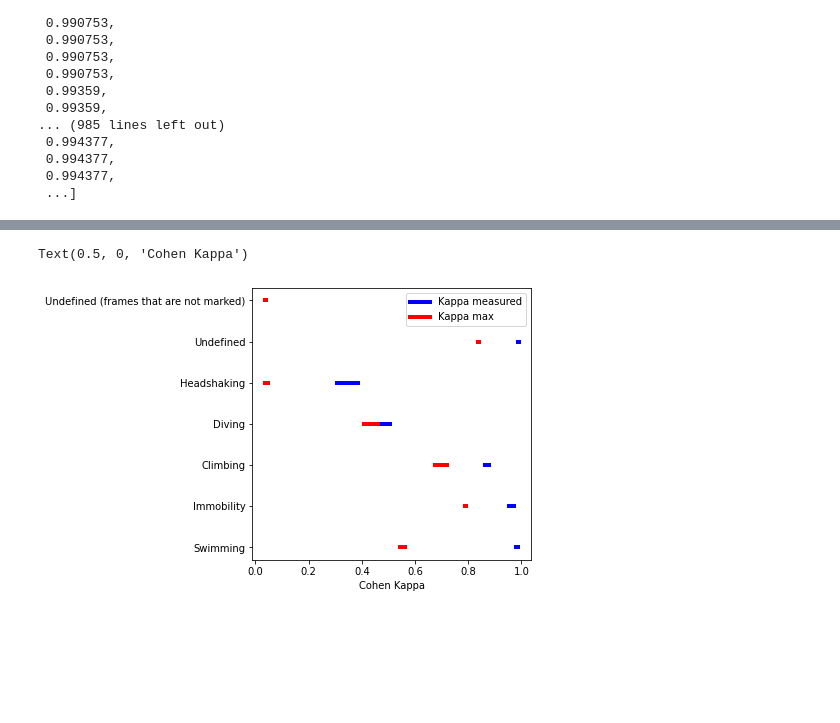
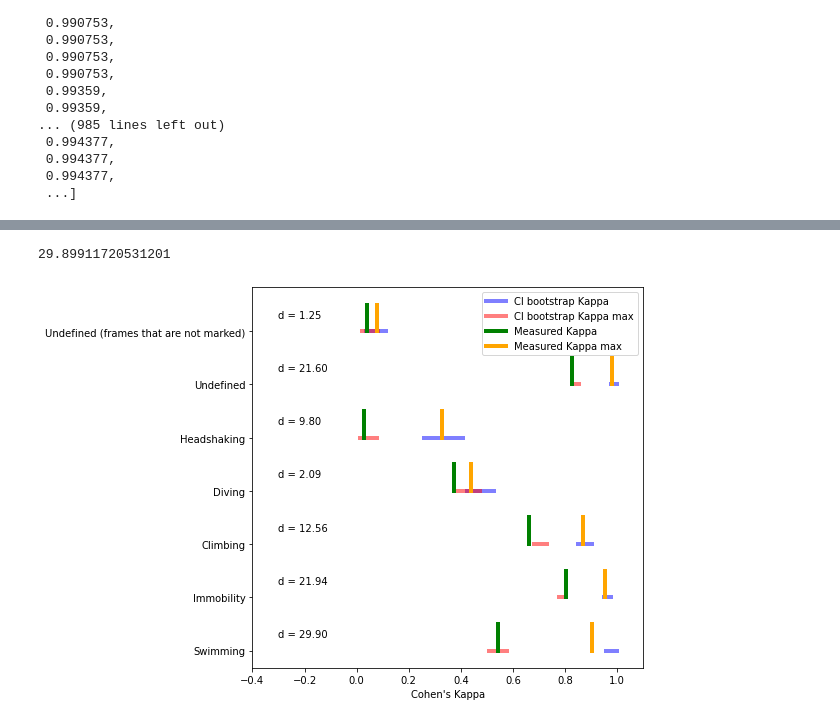
Before and after one commit to EthoWatcher/Reliability, a Jupyter notebook: Agreement/src/relatorio/gerando_imagem.ipynb, the cells around one changed output, grey strips where cells are left out. Cells and saved outputs as stored; diff of their text form; code cells hidden in the pictures; blank space fills up the shorter version.

```diff
--- a/Agreement/src/relatorio/gerando_imagem.ipynb
+++ b/Agreement/src/relatorio/gerando_imagem.ipynb
@@ -6,8 +6,8 @@ import numpy as np
 # %%
 import escreve_xlsx as es
 # %%
-path = "C:\\saida_teste\\relatorio_json_atualizado.xlsx"
-# path = "C:\\saida_teste\\dados_reais_2kamostras.xlsx"
+# path = "C:\\saida_teste\\relatorio_json_atualizado.xlsx"
+path = "C:\\saida_teste\\dados_reais_2kamostras.xlsx"
 
 with open(path + ".txt", 'r') as file:
     text = file.read()
@@ -15,4 +15,4 @@ with open(path + ".txt", 'r') as file:
 text = text.replace("\'", "\"")
 text = text.replace("nan", "\"nan\"")
 data = json.loads(text)
-data
+# data
@@ -37,5 +19,5 @@ data
 # %%
-def get_lis_categoria(categoria, descritor, r_medido, r_max):
+def get_descritor_catalogo(data, categoria, descritor, r_medido, r_max):
     def cr_f_categoria(categoria):
         def filter_categoria(element):
             return element['categoria'] == categoria
@@ -62,7 +44,7 @@ def get_lis_categoria(categoria, descritor, r_medido, r_max):
             saida.append(list(filter(cr_f_categoria(categoria), item[strin]))[0])
 
 
-
+#     print(saida)
     saida = list(map(map_element(descritor), saida))
 
     return saida
@@ -255,0 +379,9 @@ plt.plot(con_max, generate, label = "curve 1")
+# %%
+amax = get_descritor_catalogo(data, 'Swimming', 'kappa', False, True)
+ames = get_descritor_catalogo(data, 'Swimming', 'kappa', False, False)
+es.get_d_cohen(amax, ames)
+# %% [output]
+29.89911720531201
+# %%
+def cre_generate(i):
+    return [i, i+0.5]
@@ -256,29 +395,49 @@ plt.plot(con_max, generate, label = "curve 1")
 # %%
-plt.rcParams["figure.figsize"] = (5,5)
+plt.rcParams["figure.figsize"] = (7,7)
 y_pos = []
 fig, ax = plt.subplots()
 for i, cat in enumerate(data['ls_cat_txt'], 1):
-    amax = get_lis_categoria(cat, 'kappa', False, True)
-    ames = get_lis_categoria(cat, 'kappa', False, False)
+    amax = get_descritor_catalogo(data, cat, 'kappa', False, True)
+    ames = get_descritor_catalogo(data, cat, 'kappa', False, False)
+
     confidence = 0.95
     generate = cret_line(i)
     con_m   = np.percentile(amax,[100*(1-confidence)/2,100*(1-(1-confidence)/2)])
     con_max = np.percentile(ames,[100*(1-confidence)/2,100*(1-(1-confidence)/2)])
 
+
+    d = es.get_d_cohen(amax, ames)
+    text = ax.text(1, 1, "d = {:.2f}".format(d))
+    text.set_position((-0.3, i + 0.25))
+
     y_pos.append(i)
 
-    if(i==1):
-        ax.plot(con_m, generate, label = "Kappa measured", color= "blue", linewidth=4.0)
-        ax.plot(con_max, generate, label = "Kappa max", color ="red", linewidth=4.0)
-    else:
-        ax.plot(con_m, generate, color= "blue", linewidth=4.0)
-        ax.plot(con_max, generate, color ="red", linewidth=4.0)
+    k = get_cate_medida(data, cat, False)['kappa']
+    k_max = get_cate_medida(data, cat, True)['kappa']
 
 
+    if(i==1):
+        ax.plot(con_m, generate, label = "CI bootstrap Kappa", color= "blue", linewidth=4.0, alpha=0.5)
+        ax.plot(con_max, generate, label = "CI bootstrap Kappa max", color ="red", linewidth=4.0, alpha=0.5)
+
+        ax.plot([k, k], cre_generate(i), label = "Measured Kappa", color= "green", linewidth=4.0)
+        ax.plot([k_max, k_max], cre_generate(i),label = "Measured Kappa max", color= "orange", linewidth=4.0)
+
+    else:
+        ax.plot(con_m, generate, color= "blue", linewidth=4.0, alpha=0.5)
+        ax.plot(con_max, generate, color ="red", linewidth=4.0, alpha=0.5)
+
+        ax.plot([k, k], cre_generate(i) , color= "green", linewidth=4.0)
+        ax.plot([k_max, k_max], cre_generate(i), color= "orange", linewidth=4.0)
+
+
+
+
+ax.set_xlim([-0.4, 1.1])
 ax.legend()
 ax.set_yticks(y_pos)
 ax.set_yticklabels(data['ls_cat_txt'])
-ax.set_xlabel("Cohen Kappa")
+ax.set_xlabel("Cohen's Kappa")
+plt.show()
 # %% [output]
-Text(0.5, 0, 'Cohen Kappa')
-[figure, old version]
+[figure, new version]
```
Also changed, not shown: parts of 17 cells of this notebook.
